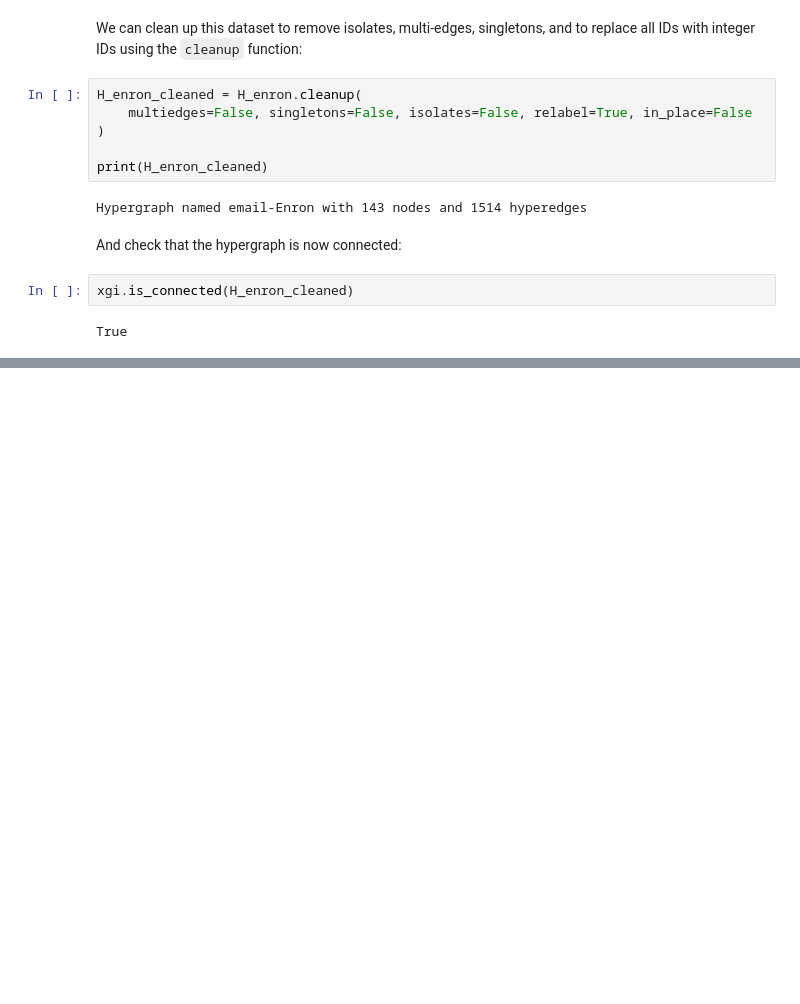
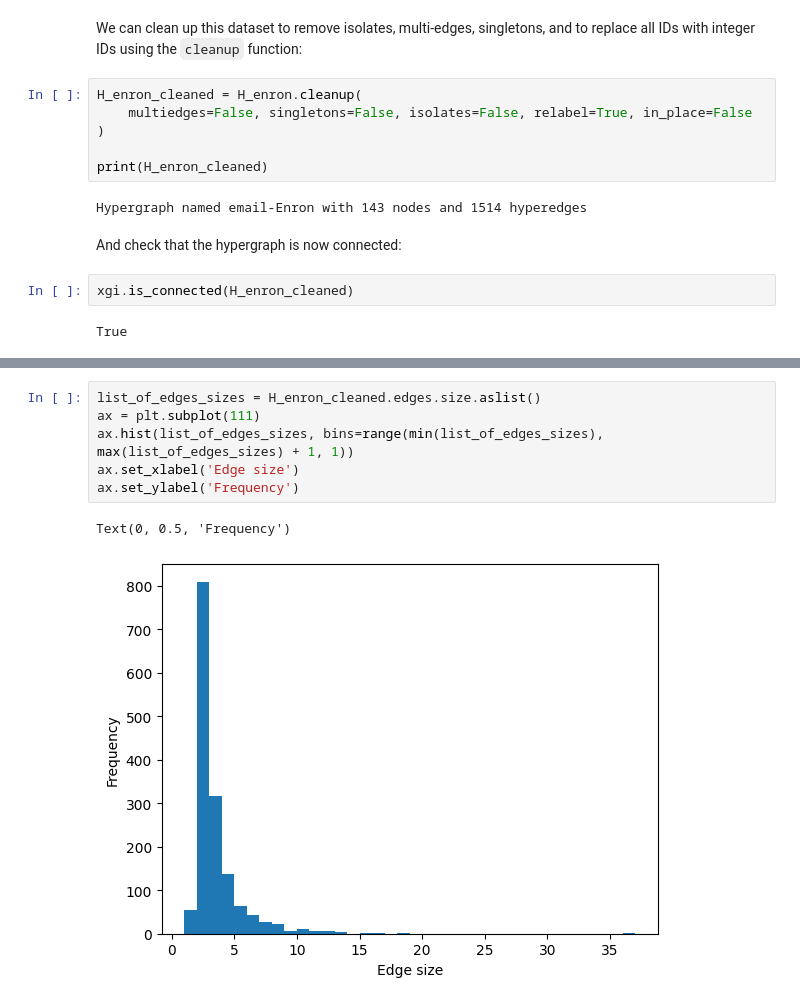
Before and after one commit to xgi-org/xgi, a Jupyter notebook: tutorials/XGI in 15 minutes.ipynb, the cells around one changed output, grey strips where cells are left out. Drawn from its saved outputs; the diff is of its cells as text; blank space fills up the shorter version.

```diff
--- a/tutorials/XGI in 15 minutes.ipynb
+++ b/tutorials/XGI in 15 minutes.ipynb
@@ -96,0 +108,9 @@ xgi.draw(
+# %%
+list_of_edges_sizes = H_enron_cleaned.edges.size.aslist()
+ax = plt.subplot(111)
+ax.hist(list_of_edges_sizes, bins=range(min(list_of_edges_sizes), max(list_of_edges_sizes) + 1, 1))
+ax.set_xlabel('Edge size')
+ax.set_ylabel('Frequency')
+# %% [output]
+Text(0, 0.5, 'Frequency')
+[figure, added]
```
Also changed, not shown: parts of 19 cells of this notebook.
